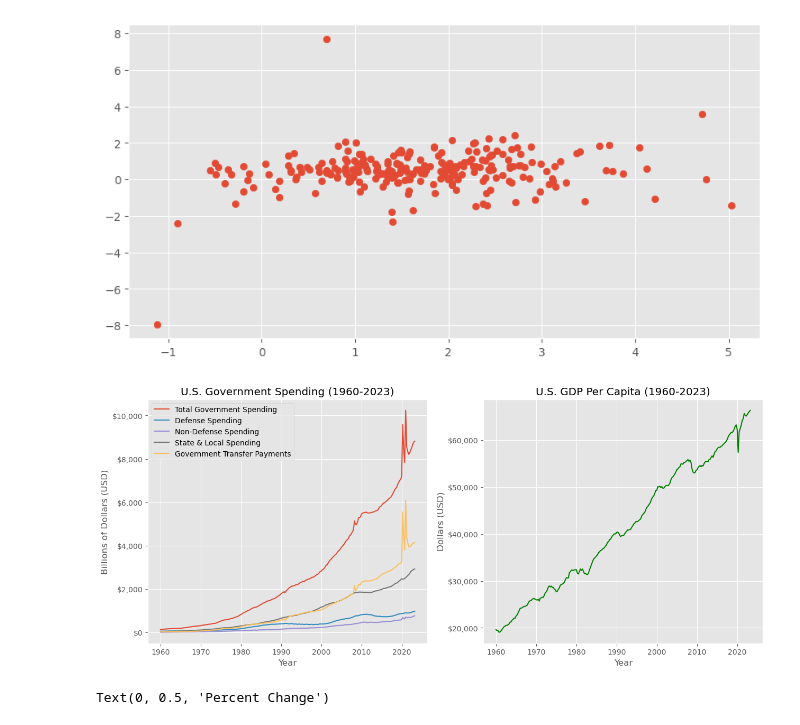
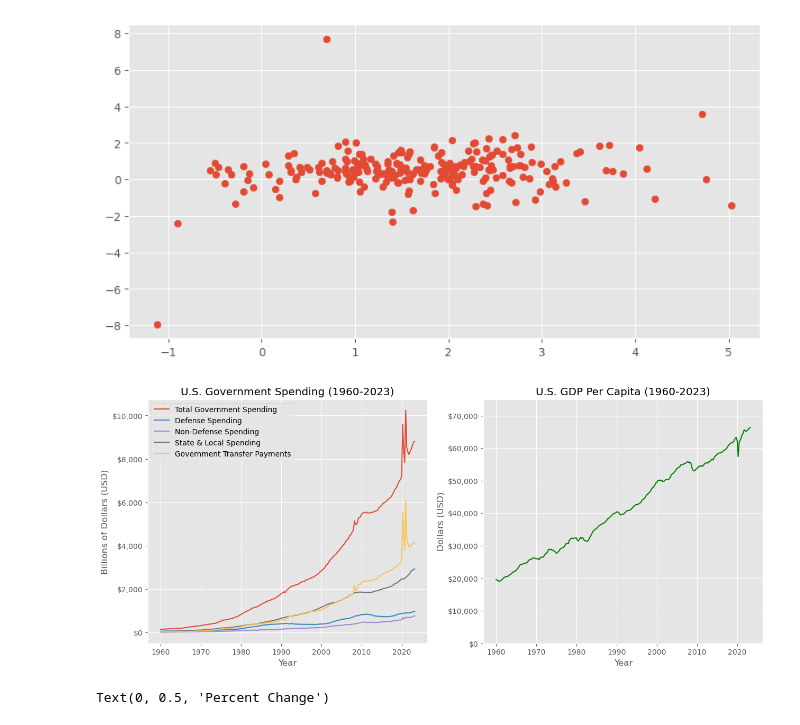
Before and after one commit to BenHallinan/gdp_gov_spending_effects, a Jupyter notebook: notebooks/gdp_gov_spending_data_analysis.ipynb, the cells around one changed output. Saved outputs shown, nothing was run; the diff lists cells and outputs as text; code cells hidden in the pictures.

```diff
--- a/notebooks/gdp_gov_spending_data_analysis.ipynb
+++ b/notebooks/gdp_gov_spending_data_analysis.ipynb
@@ -292,34 +292,36 @@ nondefense = gdp_gov_spending['NonDefense']
 state = gdp_gov_spending['State_Local']
 transfer = gdp_gov_spending['Gov_Transfer']
 
 ax[0].plot(x,total)
 ax[0].plot(x,defense)
 ax[0].plot(x,nondefense)
 ax[0].plot(x, state)
 ax[0].plot(x,transfer)
 
 ax[0].legend(['Total Government Spending','Defense Spending','Non-Defense Spending', 'State & Local Spending','Government Transfer Payments'])
 ax[0].set_title('U.S. Government Spending (1960-2023)')
 ax[0].set_xlabel('Year')
 ax[0].set_ylabel('Billions of Dollars (USD)')
 
 fmt = '${x:,.0f}'
 tick = mtick.StrMethodFormatter(fmt)
 ax[0].yaxis.set_major_formatter(tick)
 ######################################################################
 x=gdp_gov_spending['DATE']
 gdp_per_cap = gdp_gov_spending['GDP_Per_Capita']
 ax[1].plot(x,gdp_per_cap, color='green')
 
 ax[1].set_title('U.S. GDP Per Capita (1960-2023)')
 ax[1].set_xlabel('Year')
 ax[1].set_ylabel('Dollars (USD)')
+ax[1].set(ylim=(0,75000))
+
 
 fmt = '${x:,.0f}'
 tick = mtick.StrMethodFormatter(fmt)
 ax[1].yaxis.set_major_formatter(tick)
 # %% [output]
-[figure, old version]
+[figure, new version]
 # %%
 fig, ax = plt.subplots(nrows=2,ncols=2,figsize=(18,10))
 x2 = pct_change_gdp_gov['DATE']
```
Also changed, not shown: parts of 3 cells of this notebook, 2 other files.
